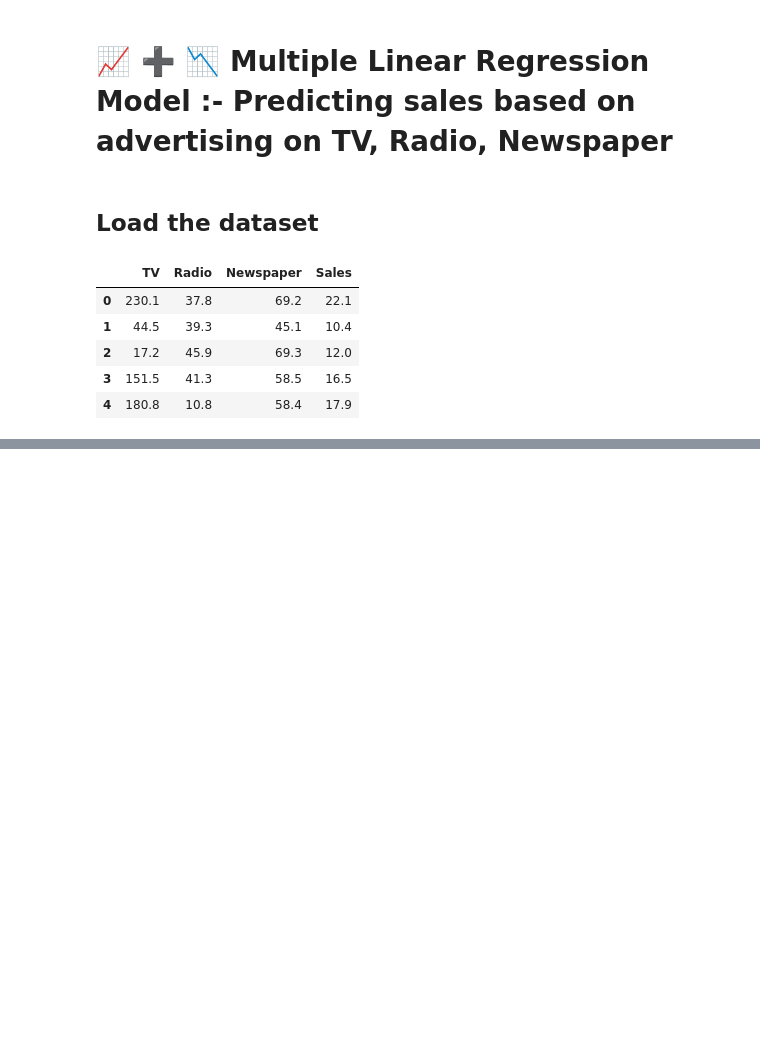
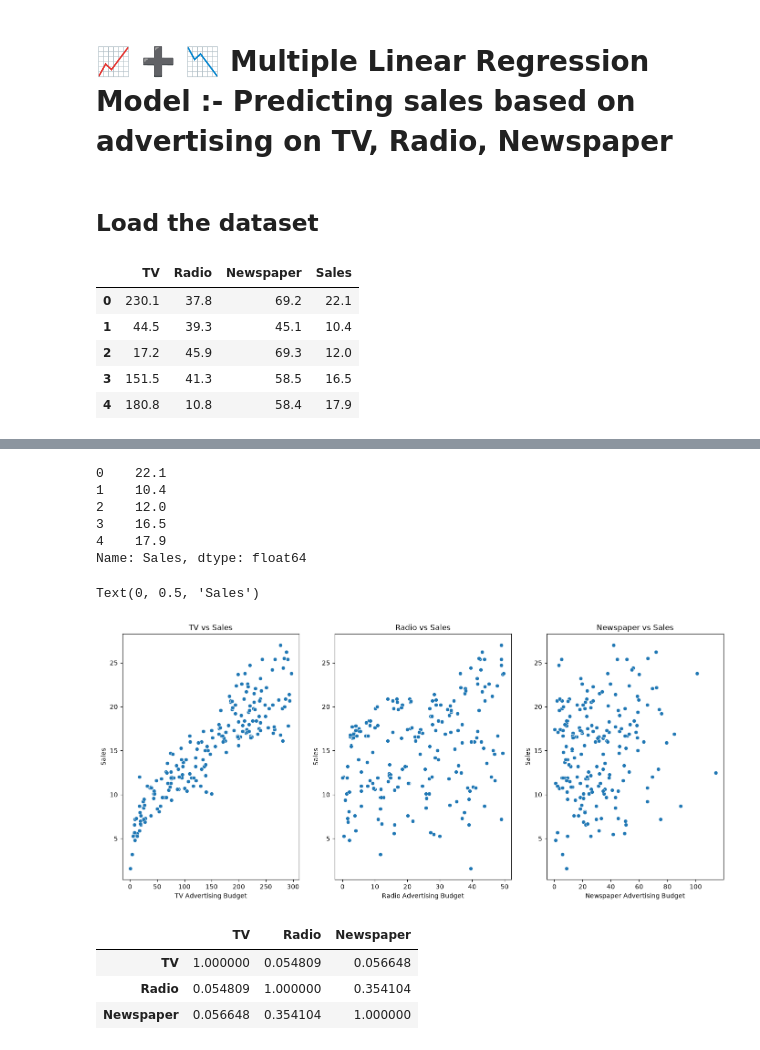
Before and after one commit to neeraj654123/Data-Science, a Jupyter notebook: Linear Regression/Multiple Linear Regression/02_MLR.ipynb, the cells around one changed output, grey strips where cells are left out. Saved outputs shown, nothing was run; the diff lists cells and outputs as text; code cells hidden in the pictures; blank space fills up the shorter version.

Commit message:
plotting sctter plot btw x and y

```diff
--- a/Linear Regression/Multiple Linear Regression/02_MLR.ipynb
+++ b/Linear Regression/Multiple Linear Regression/02_MLR.ipynb
@@ -29,0 +56,45 @@ data.head()
+# %%
+y.head()
+# %% [output]
+0    22.1
+1    10.4
+2    12.0
+3    16.5
+4    17.9
+Name: Sales, dtype: float64
+# %%
+# Plotting scatter plot
+
+plt.figure(figsize=(17,7))
+
+# Scatter plot for TV vs Sales
+plt.subplot(1,3,1)
+sns.scatterplot(x=data.TV,y=data.Sales)
+plt.title('TV vs Sales')
+plt.xlabel('TV Advertising Budget')
+plt.ylabel('Sales')
+
+# Scatter plot for Radio vs Sales
+plt.subplot(1,3,2)
+sns.scatterplot(x=data.Radio,y=data.Sales)
+plt.title('Radio vs Sales')
+plt.xlabel('Radio Advertising Budget')
+plt.ylabel('Sales')
+
+# Scatter plot for Newspaper vs Sales
+plt.subplot(1,3,3)
+sns.scatterplot(x=data.Newspaper,y=data.Sales)
+plt.title('Newspaper vs Sales')
+plt.xlabel('Newspaper Advertising Budget')
+plt.ylabel('Sales')
+# %% [output]
+Text(0, 0.5, 'Sales')
+[figure, added]
+# %%
+# Check if any predictor(x) is corelated to another predictor
+x.corr()
+# %% [output]
+|  | TV | Radio | Newspaper |
+| TV | 1.000000 | 0.054809 | 0.056648 |
+| Radio | 0.054809 | 1.000000 | 0.354104 |
+| Newspaper | 0.056648 | 0.354104 | 1.000000 |
```
Also changed, not shown: parts of 5 cells of this notebook.
